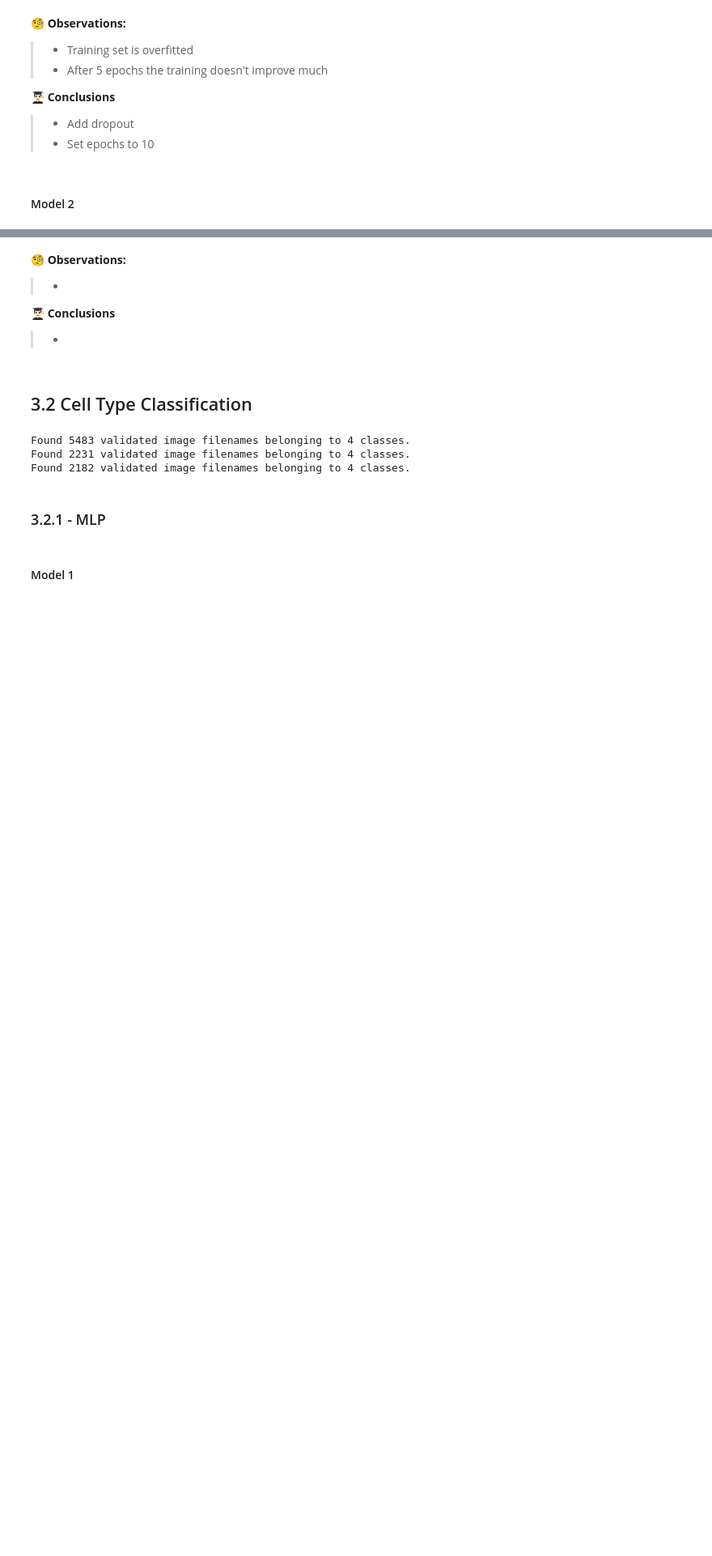
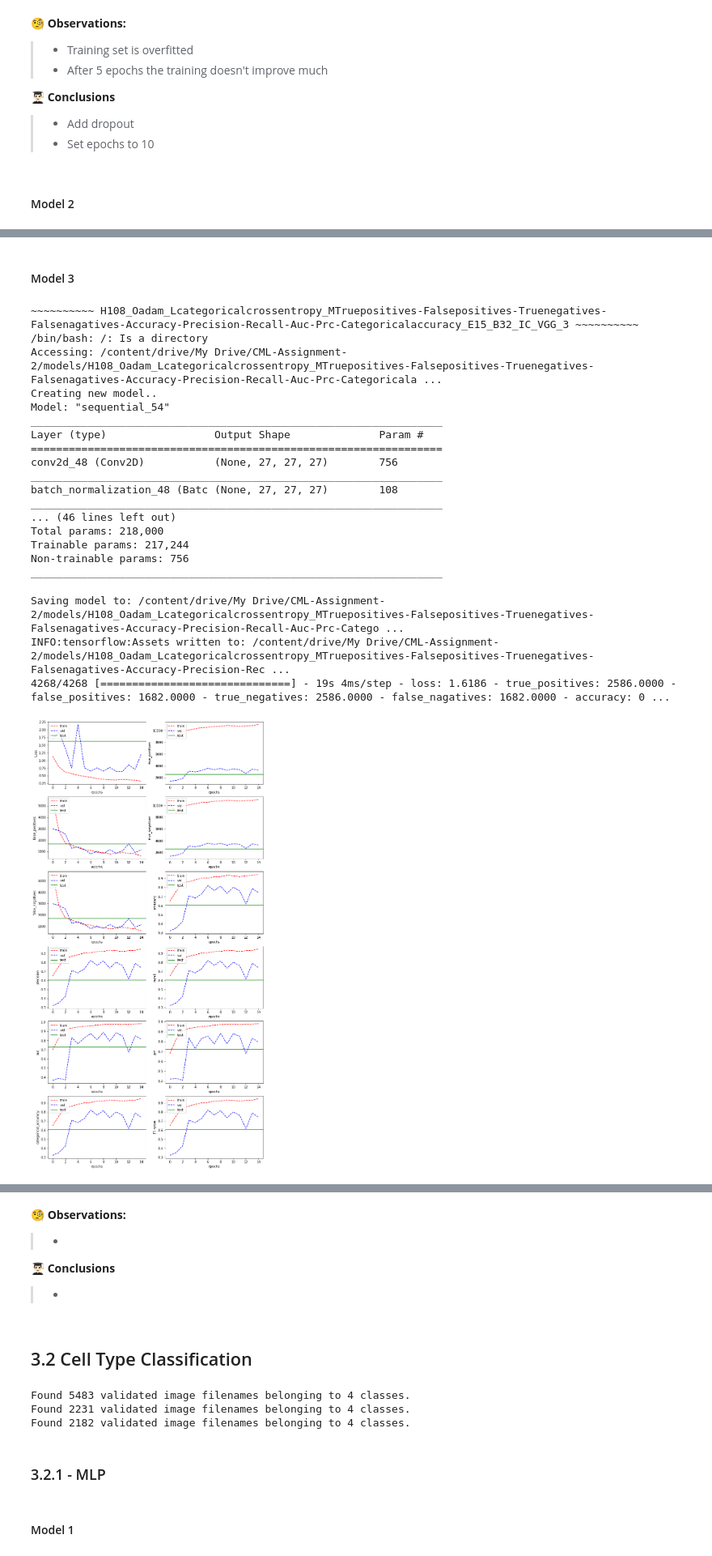
Before and after one commit to Luke-Mason/CML-Assignment-2, a Jupyter notebook: main.ipynb, the cells around one changed output, grey strips where cells are left out. Shown at 81% size. Drawn from its saved outputs; the diff is of its cells as text; code cells hidden in the pictures; blank space fills up the shorter version.

```diff
--- a/main.ipynb
+++ b/main.ipynb
@@ -1413,0 +1424,78 @@ _________________________________________________________________
+# %% [markdown]
+#### Model 3
+# %%
+parameters["hidden_layer_dim"] = 108
+parameters["epochs"] = 15
+reg_lambda = 0.001
+
+layers = [
+    #VGG block 1
+    tf.keras.layers.Conv2D(27, (3, 3), activation='relu', padding='same',
+                           kernel_regularizer = tf.keras.regularizers.l2(reg_lambda), input_shape=(27, 27, 3)),
+    tf.keras.layers.BatchNormalization(),
+    tf.keras.layers.Dropout(0.2),
+    tf.keras.layers.Conv2D(27, (3, 3), activation='relu', padding='same',
+                           kernel_regularizer=tf.keras.regularizers.l2(reg_lambda)),
+    tf.keras.layers.MaxPooling2D((3, 3)),
+    tf.keras.layers.BatchNormalization(),
+    tf.keras.layers.Dropout(0.2),
+
+    #VGG block 2
+    tf.keras.layers.Conv2D(54, (3, 3), activation='relu', padding='same',
+                           kernel_regularizer=tf.keras.regularizers.l2(reg_lambda)),
+    tf.keras.layers.BatchNormalization(),
+    tf.keras.layers.Dropout(0.2),
+    tf.keras.layers.Conv2D(54, (3, 3), activation='relu', padding='same',
+                           kernel_regularizer=tf.keras.regularizers.l2(reg_lambda)),
+    tf.keras.layers.BatchNormalization(),
+    tf.keras.layers.Dropout(0.2),
+    tf.keras.layers.MaxPooling2D((3, 3)),
+
+    #VGG block 3
+    tf.keras.layers.Conv2D(108, (3, 3), activation='relu', padding='same',
+                           kernel_regularizer=tf.keras.regularizers.l2(reg_lambda)),
+    tf.keras.layers.BatchNormalization(),
+    tf.keras.layers.Dropout(0.2),
+    tf.keras.layers.Conv2D(108, (3, 3), activation='relu', padding='same',
+                           kernel_regularizer=tf.keras.regularizers.l2(reg_lambda)),
+    tf.keras.layers.BatchNormalization(),
+    tf.keras.layers.Dropout(0.2),
+    tf.keras.layers.MaxPooling2D((3, 3)),
+
+    tf.keras.layers.Flatten(),
+    tf.keras.layers.Dense(parameters["hidden_layer_dim"], activation='relu'),
+    tf.keras.layers.Dropout(0.3),
+    tf.keras.layers.Dense(OUTPUT_CLASSES, activation=tf.keras.activations.softmax),
+]
+
+# Create model.
+model = tf.keras.Sequential(layers)
+
+# Train and save model
+history, model = run_model(model, parameters, "IC_VGG_3", train_imagery_set, val_imagery_set)
+
+# Plot the results for run though of the data (epoch).
+test_metrics = model.evaluate(test_imagery_set)
+plot_learning_curve(history, parameters["metrics"], test_metrics)
+# %% [output]
+~~~~~~~~~~ H108_Oadam_Lcategoricalcrossentropy_MTruepositives-Falsepositives-Truenegatives-Falsenagatives-Accuracy-Precision-Recall-Auc-Prc-Categoricalaccuracy_E15_B32_IC_VGG_3 ~~~~~~~~~~
+/bin/bash: /: Is a directory
+Accessing: /content/drive/My Drive/CML-Assignment-2/models/H108_Oadam_Lcategoricalcrossentropy_MTruepositives-Falsepositives-Truenegatives-Falsenagatives-Accuracy-Precision-Recall-Auc-Prc-Categoricala ...
+Creating new model..
+Model: "sequential_54"
+_________________________________________________________________
+Layer (type)                 Output Shape              Param #
+=================================================================
+conv2d_48 (Conv2D)           (None, 27, 27, 27)        756
+_________________________________________________________________
+batch_normalization_48 (Batc (None, 27, 27, 27)        108
+_________________________________________________________________
+... (46 lines left out)
+Total params: 218,000
+Trainable params: 217,244
+Non-trainable params: 756
+_________________________________________________________________
+Saving model to: /content/drive/My Drive/CML-Assignment-2/models/H108_Oadam_Lcategoricalcrossentropy_MTruepositives-Falsepositives-Truenegatives-Falsenagatives-Accuracy-Precision-Recall-Auc-Prc-Catego ...
+INFO:tensorflow:Assets written to: /content/drive/My Drive/CML-Assignment-2/models/H108_Oadam_Lcategoricalcrossentropy_MTruepositives-Falsepositives-Truenegatives-Falsenagatives-Accuracy-Precision-Rec ...
+4268/4268 [==============================] - 19s 4ms/step - loss: 1.6186 - true_positives: 2586.0000 - false_positives: 1682.0000 - true_negatives: 2586.0000 - false_nagatives: 1682.0000 - accuracy: 0 ...
+[figure, added]
```
Also changed, not shown: parts of 9 cells of this notebook.
